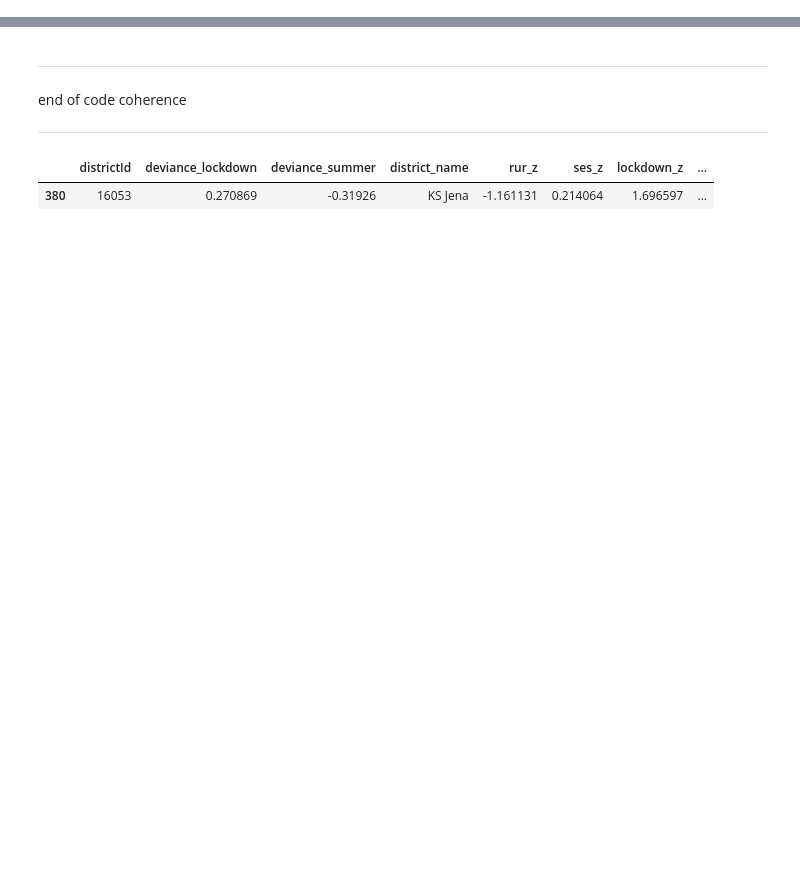
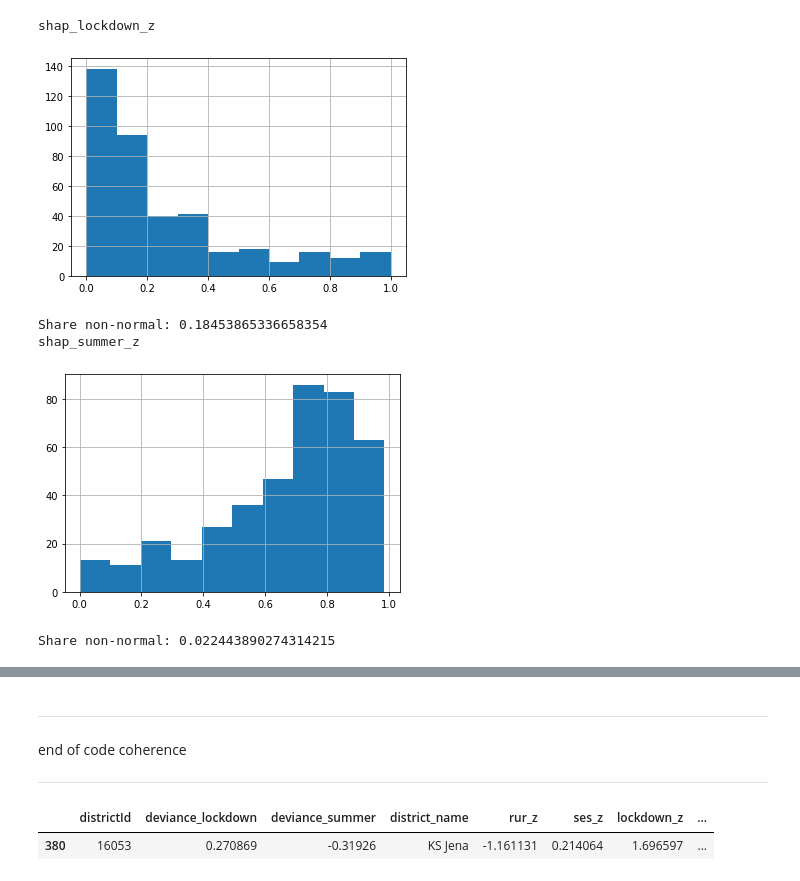
Before and after one commit to gizdatalab/Covid_DPPD, a Jupyter notebook: 06_deviance_analysis.ipynb, the cells around one changed output, grey strips where cells are left out. Drawn from its saved outputs; the diff is of its cells as text; code cells hidden in the pictures; blank space fills up the shorter version.

```diff
--- a/06_deviance_analysis.ipynb
+++ b/06_deviance_analysis.ipynb
@@ -102,6 +115,19 @@ for i in deviance_df.index:
     deviance_z_df = deviance_z_df.append(output_dict, ignore_index=True)
 # %%
 deviance_df = pd.merge(deviance_df.reset_index(),deviance_z_df)
+# %%
+for c in ['shap_lockdown_z','shap_summer_z']:
+    print(c)
+    deviance_df[c].hist()
+    plt.show()
+    print('Share non-normal:',np.mean(deviance_df[c]<.05))
+# %% [output]
+shap_lockdown_z
+[figure, added]
+Share non-normal: 0.18453865336658354
+shap_summer_z
+[figure, added]
+Share non-normal: 0.022443890274314215
 # %%
 CUT_OFF = 2.326
 # %%
```
Also changed, not shown: parts of 14 cells of this notebook, 4 other files.
